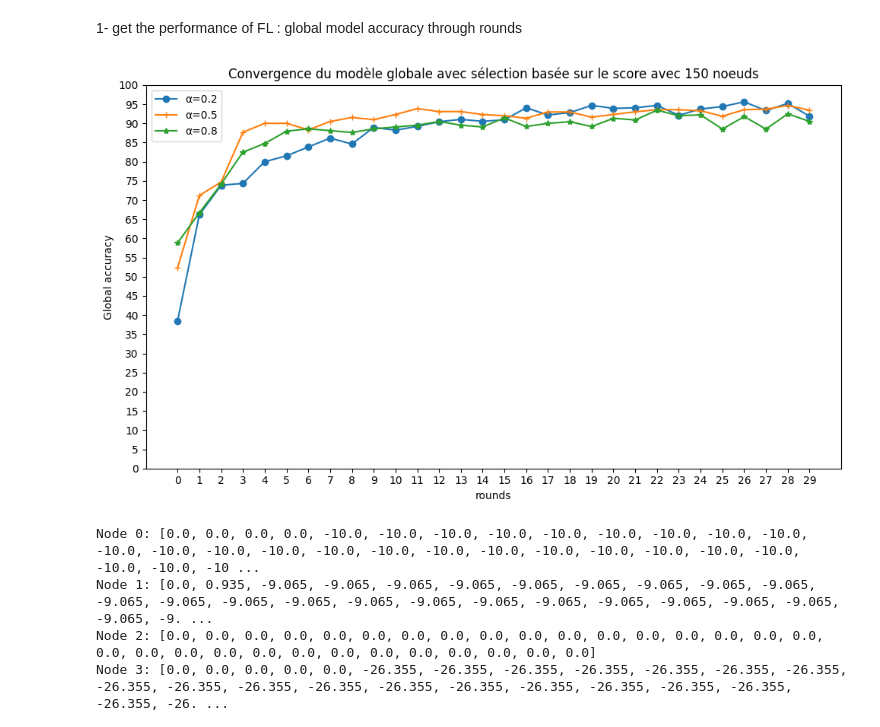
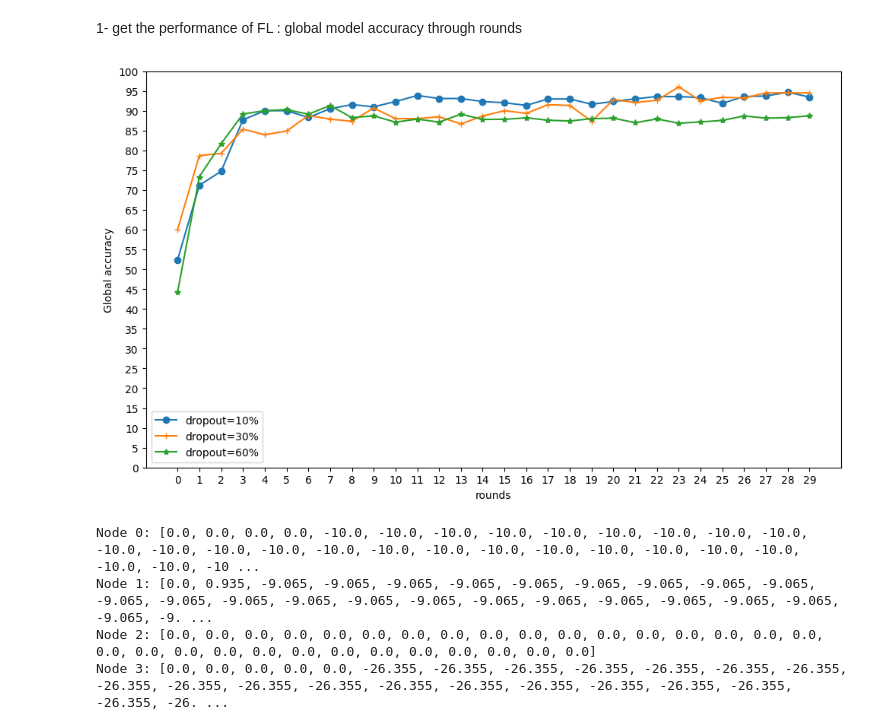
Before and after one commit to PFEWorkspace/code, a Jupyter notebook: scratch/subdir/utils/plot.ipynb, the cells around one changed output. Drawn from its saved outputs; the diff is of its cells as text; code cells hidden in the pictures.

```diff
--- a/scratch/subdir/utils/plot.ipynb
+++ b/scratch/subdir/utils/plot.ipynb
@@ -5,9 +5,9 @@ import pandas as pd
 import matplotlib.pyplot as plt
 
 # Read the CSV file into a DataFrame
-df2 = pd.read_csv('../results/scenario2/score_malicious10/models.csv')
-df5 = pd.read_csv('../results/scenario2/score_malicious30/models.csv')
-df8 = pd.read_csv('../results/scenario2/score_malicious60/models.csv')  # Replace 'your_csv_file.csv' with your actual file name
+df2 = pd.read_csv('../results/scenario3/score_dropout10/models.csv')
+df5 = pd.read_csv('../results/scenario3/score_dropout30/models.csv')
+df8 = pd.read_csv('../results/scenario3/score_dropout60/models.csv')  # Replace 'your_csv_file.csv' with your actual file name
 df52 = pd.read_csv('../results/scenario1/score_alpha02_nodes_150/models.csv')
 df55 = pd.read_csv('../results/scenario1/score_alpha05_nodes_150/models.csv')
 df58 = pd.read_csv('../results/scenario1/score_alpha08_nodes150/models.csv')  # Replace 'your_csv_file.csv' with your actual file name
@@ -35,41 +35,41 @@ filtered_df58 = filtered_df58[1:]
 # Extract accuracy values
 accuracies2 = filtered_df2['accuracy']
 accuracies5 = filtered_df5['accuracy']
 accuracies8 = filtered_df8['accuracy']
 
 accuracies52 = filtered_df52['accuracy']
 accuracies55 = filtered_df55['accuracy']
 accuracies58 = filtered_df58['accuracy']
 
 index = filtered_df2['round']
 
 # print(accuracies2)
 # print(accuracies52)
 
 # print(accuracies5)
 # print(accuracies55)
 
 # print(accuracies8)
 # print(accuracies58)
 # print(accuracies)
 # Create a line plot
 plt.figure(figsize=(10, 6))
-# plt.plot(index, accuracies2, marker='o', label="malicious=10%")
-# plt.plot(index, accuracies5, marker='+', label="malicious=30%")
-# plt.plot(index, accuracies8, marker='*', label="malicious=60%")
-plt.plot(index, accuracies52, marker='o', label="α=0.2")
-plt.plot(index, accuracies55, marker='+', label="α=0.5")
-plt.plot(index, accuracies58, marker='*', label="α=0.8")
-plt.title('Convergence du modèle globale avec sélection basée sur le score avec 150 noeuds')
+plt.plot(index, accuracies2, marker='o', label="dropout=10%")
+plt.plot(index, accuracies5, marker='+', label="dropout=30%")
+plt.plot(index, accuracies8, marker='*', label="dropout=60%")
+# plt.plot(index, accuracies52, marker='o', label="α=0.2")
+# plt.plot(index, accuracies55, marker='+', label="α=0.5")
+# plt.plot(index, accuracies58, marker='*', label="α=0.8")
+# plt.title('Convergence du modèle globale avec sélection basée sur le score avec 150 noeuds')
 plt.xlabel('rounds')
 plt.ylabel('Global accuracy')
 plt.yticks(range(0, 101, 5))
 plt.xticks(range(0,30, 1))
 plt.legend()
 plt.tight_layout()
 plt.show()
 # %% [output]
-[figure, old version]
+[figure, new version]
 # %%
 import json
 import numpy as np
```
